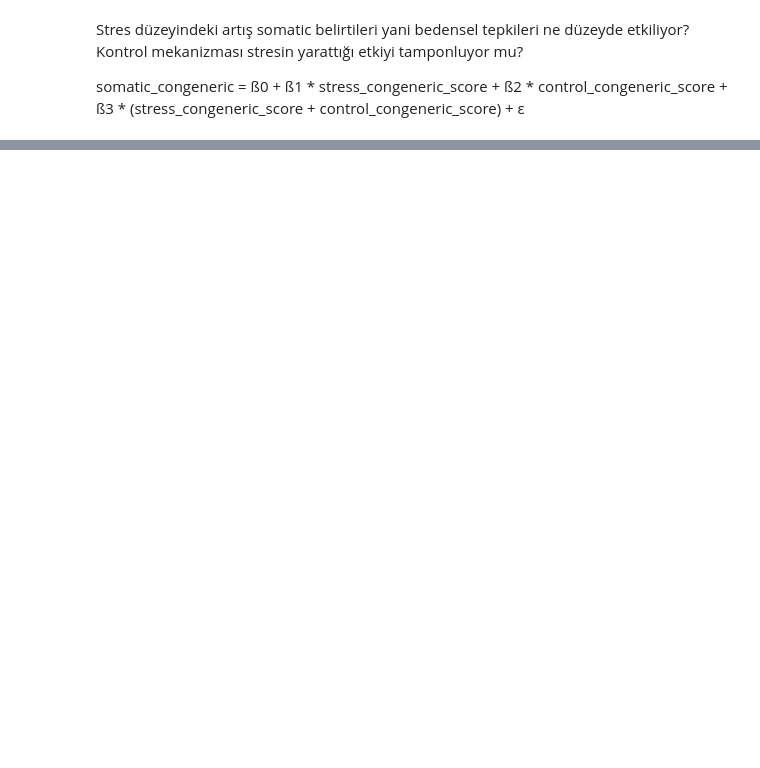
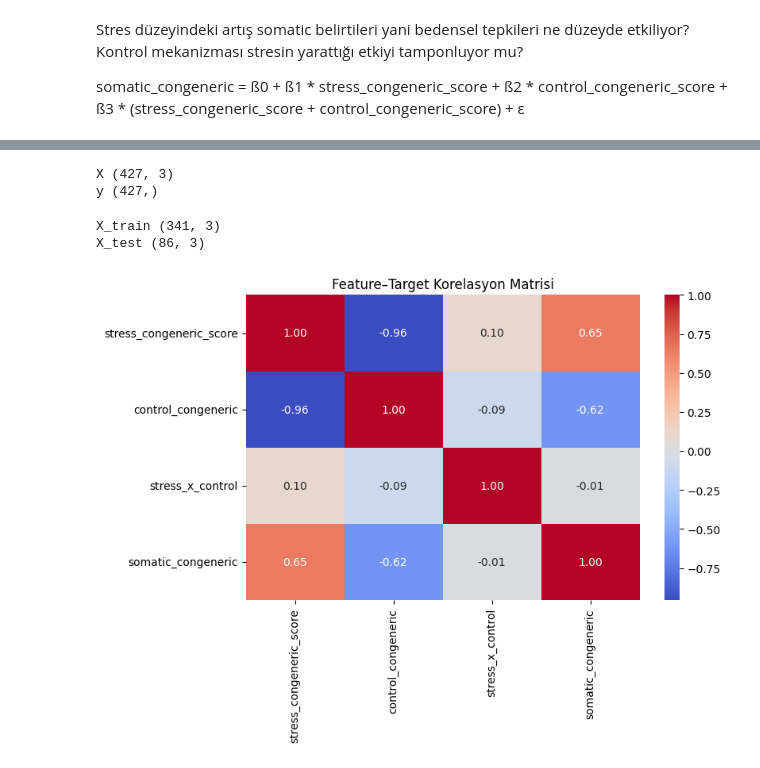
Before and after one commit to caglasu-kachow/learning-potential-analysis, a Jupyter notebook: 04_prediction_modeling.ipynb, the cells around one changed output, grey strips where cells are left out. Saved outputs shown, nothing was run; the diff lists cells and outputs as text; code cells hidden in the pictures; blank space fills up the shorter version.

```diff
--- a/04_prediction_modeling.ipynb
+++ b/04_prediction_modeling.ipynb
@@ -21,0 +69,15 @@ df.head()
+# %%
+#feature seçimi ve interaction oluşturma
+target_col = "somatic_congeneric"
+stress_col = "stress_congeneric_score"
+control_col = "control_congeneric"
+
+df["stress_x_control"] = df[stress_col] * df[control_col]
+interaction_col = "stress_x_control"
+
+feature_cols = [stress_col, control_col, interaction_col]
+
+print("kullanılacak feature'lar:", feature_cols)
+print("target:", target_col)
+
+df[feature_cols + [target_col]].head()
@@ -21,0 +93,27 @@ df.head()
+# %%
+# feature target matrisi ve test split
+
+X = df[feature_cols].copy()
+y = df[target_col].copy()
+
+print("X", X.shape)
+print("y", y.shape)
+# %% [output]
+X (427, 3)
+y (427,)
+# %%
+X_train, X_test, y_train, y_test = train_test_split(X, y, random_state=RANDOM_STATE, test_size=0.20)
+print("X_train", X_train.shape)
+print("X_test", X_test.shape)
+# %% [output]
+X_train (341, 3)
+X_test (86, 3)
+# %%
+corr = df[feature_cols + [target_col]].corr()
+
+plt.figure(figsize=(8, 5))
+sns.heatmap(corr, annot=True, cmap="coolwarm", fmt=".2f")
+plt.title("Feature–Target Korelasyon Matrisi")
+plt.show()
+# %% [output]
+[figure, added]
```
Also changed, not shown: parts of 5 cells of this notebook.
